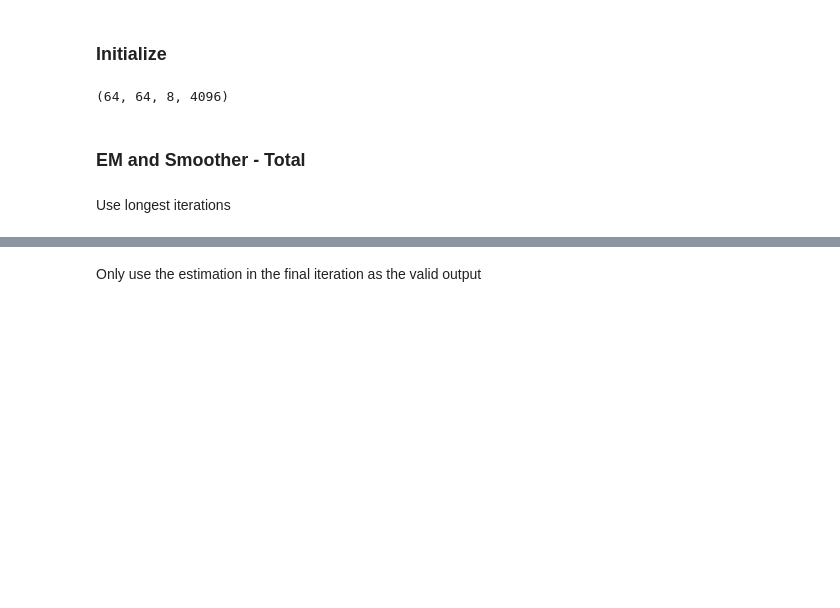
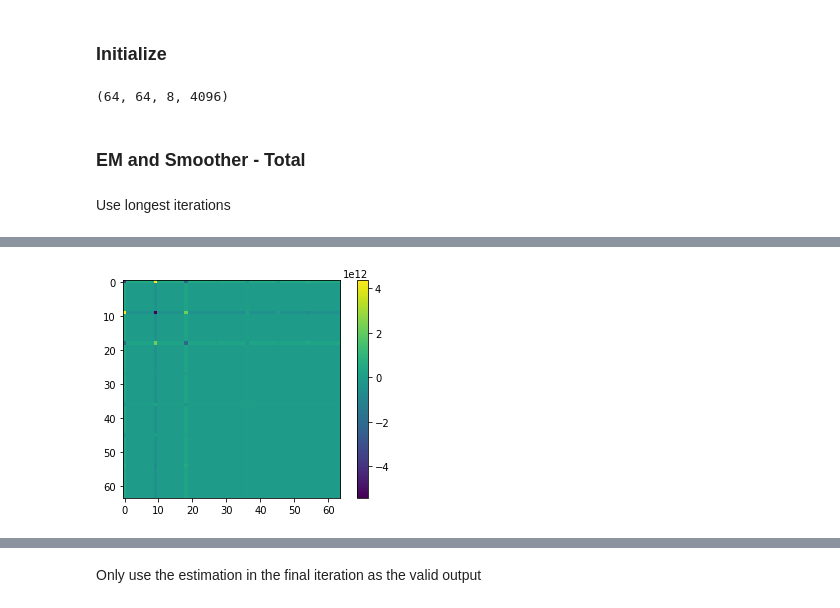
Before and after one commit to Firepanda415/Quantum_Den_Smoother, a Jupyter notebook: Comparision - HCXCXCXCXH.ipynb, the cells around one changed output, grey strips where cells are left out. Cells and saved outputs as stored; diff of their text form; code cells hidden in the pictures; blank space fills up the shorter version.

```diff
--- a/Comparision - HCXCXCXCXH.ipynb
+++ b/Comparision - HCXCXCXCXH.ipynb
@@ -343,0 +386,6 @@ x_est[1,1]
+# %%
+plt.imshow(realQ.real)
+plt.colorbar()
+plt.show()
+# %% [output]
+[figure, added]
```
Also changed, not shown: parts of 23 cells of this notebook, 31 other files.
